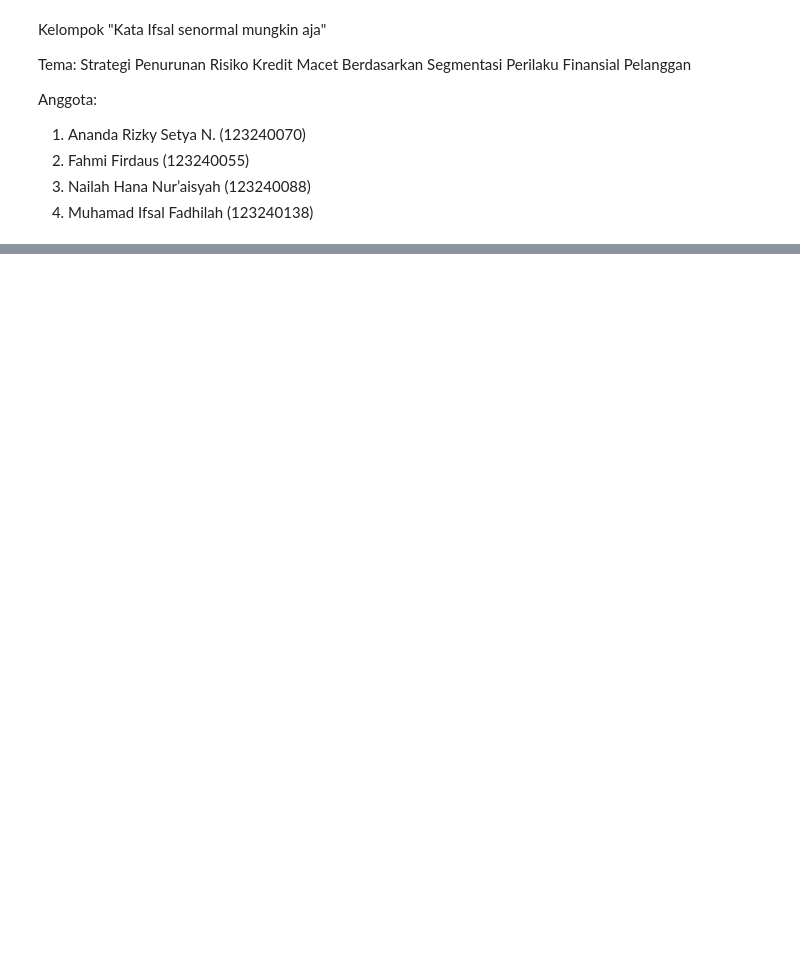
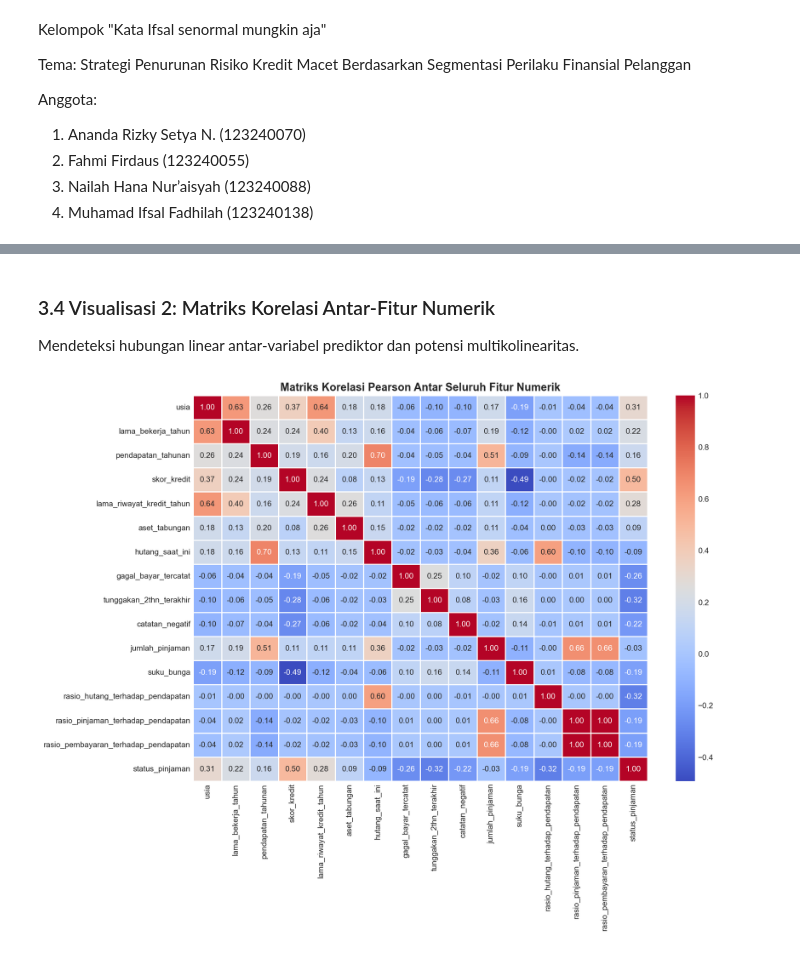
Before and after one commit to Yaboku29/credit-risk-mitigation-segmentation, a Jupyter notebook: coba.ipynb, the cells around one changed output, grey strips where cells are left out. Saved outputs shown, nothing was run; the diff lists cells and outputs as text; code cells hidden in the pictures; blank space fills up the shorter version.

```diff
--- a/coba.ipynb
+++ b/coba.ipynb
@@ -1031,0 +104,29 @@ weighted avg      0.881     0.881     0.881      9825
+# %%
+import pandas as pd
+import numpy as np
+import matplotlib.pyplot as plt
+import seaborn as sns
+import warnings
+warnings.filterwarnings('ignore')
+
+from sklearn.model_selection import train_test_split
+from sklearn.preprocessing import StandardScaler, OneHotEncoder
+from sklearn.compose import ColumnTransformer
+from sklearn.ensemble import RandomForestClassifier
+from sklearn.feature_selection import mutual_info_classif, RFE
+from sklearn.linear_model import LogisticRegression
+from sklearn.cluster import KMeans
+from sklearn.decomposition import PCA
+from sklearn.metrics import (
+    classification_report, confusion_matrix, ConfusionMatrixDisplay,
+    roc_auc_score, roc_curve, precision_recall_fscore_support, silhouette_score
+)
+
+# Konfigurasi gaya visualisasi
+plt.style.use('seaborn-v0_8-whitegrid' if 'seaborn-v0_8-whitegrid' in plt.style.available else 'default')
+sns.set_palette('Set2')
+
+# Memuat dataset
+df = pd.read_csv('data/data.csv')
+print(f"Dataset berhasil dimuat. Dimensi: {df.shape[0]} baris dan {df.shape[1]} kolom.")
+df.head()
@@ -1031,0 +235,15 @@ weighted avg      0.881     0.881     0.881      9825
+# %% [markdown]
+### 3.4 Visualisasi 2: Matriks Korelasi Antar-Fitur Numerik
+Mendeteksi hubungan linear antar-variabel prediktor dan potensi multikolinearitas.
+# %%
+numeric_df = df.select_dtypes(include=[np.number])
+correlation_matrix = numeric_df.corr()
+
+plt.figure(figsize=(13, 10))
+sns.heatmap(correlation_matrix, annot=True, cmap='coolwarm', fmt=".2f", linewidths=0.5, cbar=True)
+plt.title('Matriks Korelasi Pearson Antar Seluruh Fitur Numerik', fontsize=14, fontweight='bold')
+plt.tight_layout()
+plt.savefig('heatmap_korelasi_seluruh_fitur.png', dpi=300)
+plt.show()
+# %% [output]
+[figure, added]
```
Also changed, not shown: parts of 112 cells of this notebook, 13 other files.
